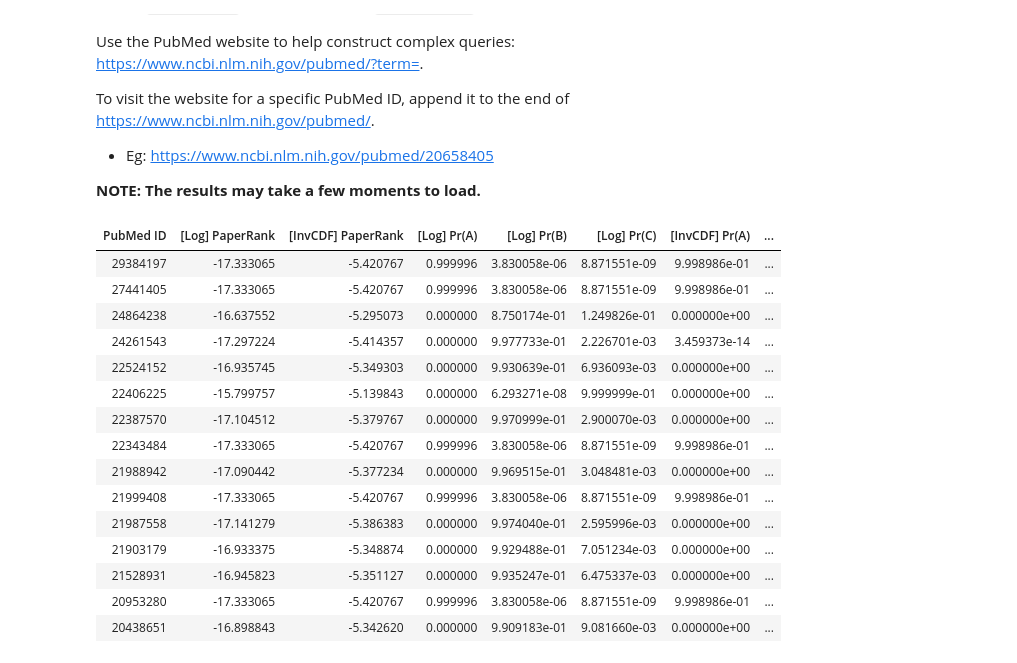
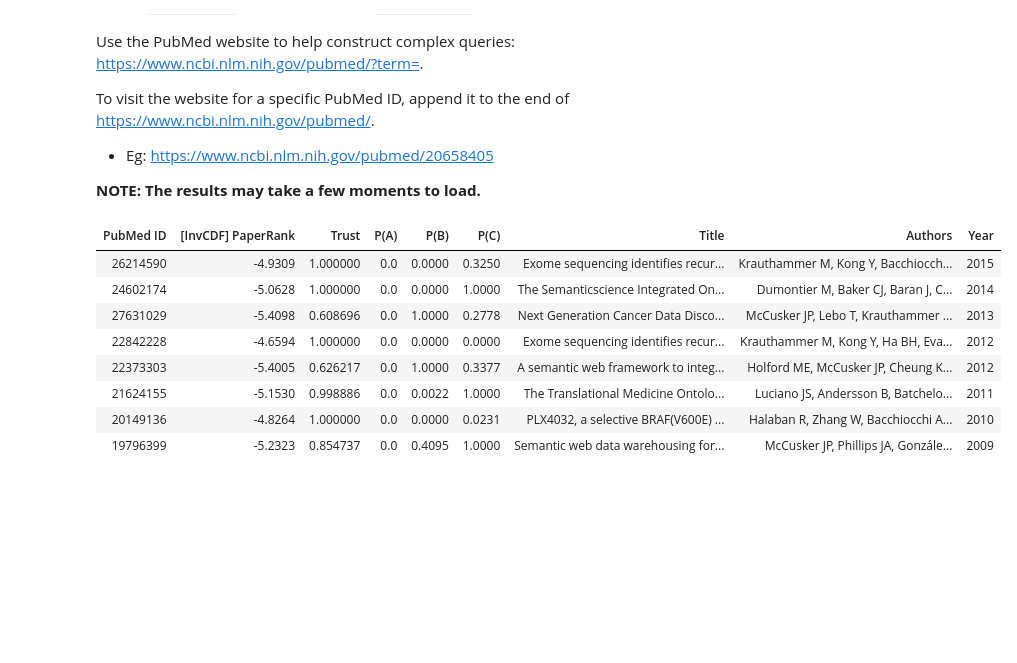
Before and after one commit to rukmal/PaperRank-Analysis, a Jupyter notebook: PubMed PaperRank Analysis.ipynb, the cells around one changed output. Drawn from its saved outputs; the diff is of its cells as text; code cells hidden in the pictures; blank space fills up the shorter version.

Commit message:
Added trust score computation

```diff
--- a/PubMed PaperRank Analysis.ipynb
+++ b/PubMed PaperRank Analysis.ipynb
@@ -1380,0 +1437,2 @@ drawMixtureModel(model=pr_invcdf_model, preds=pr_invcdf_preds, X=X, ax=ax,
+# %%
+baseline_trust = 0.5
@@ -1380,0 +1657,2 @@ drawMixtureModel(model=pr_invcdf_model, preds=pr_invcdf_preds, X=X, ax=ax,
+# %%
+pr_t = p_c
@@ -1380,0 +1667,2 @@ drawMixtureModel(model=pr_invcdf_model, preds=pr_invcdf_preds, X=X, ax=ax,
+# %%
+pr_nt = p_a + p_b - (p_a * p_b)
@@ -1380,0 +1673,6 @@ drawMixtureModel(model=pr_invcdf_model, preds=pr_invcdf_preds, X=X, ax=ax,
+# %%
+# Computing trust scores
+pr_trust = computeTrust(pr_t=pr_t, pr_nt=pr_nt, baseline_trust=baseline_trust)
+
+# Casting to np.float for graphing
+pr_trust_float = pr_trust.astype(np.float)
@@ -1396,64 +1766,65 @@ To visit the website for a specific PubMed ID, append it to the end of https://w
 # %%
 #@title PubMed PaperRank Model Search
 
-search_term = 'Bennett KP[Author] ' #@param {type:"string"}
+search_term = 'James P McCusker' #@param {type:"string"}
 
 # Getting search results
 result_id = pubMedSearch(search_term)
 
 # Defining result DataFrame
-result = pd.DataFrame(columns=['PubMed ID', '[Log] PaperRank', '[InvCDF] PaperRank',
-                               '[Log] Pr(A)', '[Log] Pr(B)', '[Log] Pr(C)',
-                               '[InvCDF] Pr(A)', '[InvCDF] Pr(B)', '[InvCDF] Pr(C)',
+result = pd.DataFrame(columns=['PubMed ID', '[InvCDF] PaperRank', 'Trust',
+                               'P(A)', 'P(B)', 'P(C)',
                                'Title', 'Authors', 'Year'])
 
 # Defining base link
 base_link = 'https://www.ncbi.nlm.nih.gov/pubmed/'
 
 for i in range(len(result_id)):
   # Isolating current ID
   current_id = result_id[i]
 
   try:
     # Getting MetaData
     metadata = getPublicationMetadata(str(current_id))
 
    # Getting prediction index
     idx = np.where(current_id == pr_id)[0][0]
   except:
     # Skip if not found
     continue
 
   # Adding to result
-  rowdata = [current_id, pr_log[idx], pr_invcdf[idx],
-             *pr_log_preds[idx], *pr_invcdf_preds[idx],
+  rowdata = [current_id, pr_invcdf[idx], pr_trust[idx],
+             p_a[idx], p_b[idx], p_c[idx],
              metadata[0], metadata[1], metadata[2]]
+
   result.loc[i] = rowdata
 
 # Changing Pandas display settings to show full table
 pd.set_option('max_colwidth', 1000)
 pd.set_option('expand_frame_repr', True)
 
+result[['[InvCDF] PaperRank','Trust', 'P(A)', 'P(B)', 'P(C)']] = \
+  result[['[InvCDF] PaperRank','Trust', 'P(A)', 'P(B)', 'P(C)']] \
+  .apply(pd.to_numeric)
+
+# Rounding
+decimals = pd.Series([4, 10, 4, 4, 4], index=['[InvCDF] PaperRank', 'Trust',
+                                              'P(A)', 'P(B)', 'P(C)'])
+
 # Displaying table
-display(HTML(result.to_html(index=False)))
+display(HTML(result.round(decimals).to_html(index=False)))
 
 # Reset Pandas settings
 pd.reset_option('max_colwidth')
 pd.reset_option('expand_frame_repr')
 # %% [output]
-| PubMed ID | [Log] PaperRank | [InvCDF] PaperRank | [Log] Pr(A) | [Log] Pr(B) | [Log] Pr(C) | [InvCDF] Pr(A) | ... |
-| 29384197 | -17.333065 | -5.420767 | 0.999996 | 3.830058e-06 | 8.871551e-09 | 9.998986e-01 | ... |
-| 27441405 | -17.333065 | -5.420767 | 0.999996 | 3.830058e-06 | 8.871551e-09 | 9.998986e-01 | ... |
-| 24864238 | -16.637552 | -5.295073 | 0.000000 | 8.750174e-01 | 1.249826e-01 | 0.000000e+00 | ... |
-| 24261543 | -17.297224 | -5.414357 | 0.000000 | 9.977733e-01 | 2.226701e-03 | 3.459373e-14 | ... |
-| 22524152 | -16.935745 | -5.349303 | 0.000000 | 9.930639e-01 | 6.936093e-03 | 0.000000e+00 | ... |
-| 22406225 | -15.799757 | -5.139843 | 0.000000 | 6.293271e-08 | 9.999999e-01 | 0.000000e+00 | ... |
-| 22387570 | -17.104512 | -5.379767 | 0.000000 | 9.970999e-01 | 2.900070e-03 | 0.000000e+00 | ... |
-| 22343484 | -17.333065 | -5.420767 | 0.999996 | 3.830058e-06 | 8.871551e-09 | 9.998986e-01 | ... |
-| 21988942 | -17.090442 | -5.377234 | 0.000000 | 9.969515e-01 | 3.048481e-03 | 0.000000e+00 | ... |
-| 21999408 | -17.333065 | -5.420767 | 0.999996 | 3.830058e-06 | 8.871551e-09 | 9.998986e-01 | ... |
-| 21987558 | -17.141279 | -5.386383 | 0.000000 | 9.974040e-01 | 2.595996e-03 | 0.000000e+00 | ... |
-| 21903179 | -16.933375 | -5.348874 | 0.000000 | 9.929488e-01 | 7.051234e-03 | 0.000000e+00 | ... |
-| 21528931 | -16.945823 | -5.351127 | 0.000000 | 9.935247e-01 | 6.475337e-03 | 0.000000e+00 | ... |
-| 20953280 | -17.333065 | -5.420767 | 0.999996 | 3.830058e-06 | 8.871551e-09 | 9.998986e-01 | ... |
-| 20438651 | -16.898843 | -5.342620 | 0.000000 | 9.909183e-01 | 9.081660e-03 | 0.000000e+00 | ... |
+| PubMed ID | [InvCDF] PaperRank | Trust | P(A) | P(B) | P(C) | Title | Authors | Year |
+| 26214590 | -4.9309 | 1.000000 | 0.0 | 0.0000 | 0.3250 | Exome sequencing identifies recur... | Krauthammer M, Kong Y, Bacchiocch... | 2015 |
+| 24602174 | -5.0628 | 1.000000 | 0.0 | 0.0000 | 1.0000 | The Semanticscience Integrated On... | Dumontier M, Baker CJ, Baran J, C... | 2014 |
+| 27631029 | -5.4098 | 0.608696 | 0.0 | 1.0000 | 0.2778 | Next Generation Cancer Data Disco... | McCusker JP, Lebo T, Krauthammer ... | 2013 |
+| 22842228 | -4.6594 | 1.000000 | 0.0 | 0.0000 | 0.0000 | Exome sequencing identifies recur... | Krauthammer M, Kong Y, Ha BH, Eva... | 2012 |
+| 22373303 | -5.4005 | 0.626217 | 0.0 | 1.0000 | 0.3377 | A semantic web framework to integ... | Holford ME, McCusker JP, Cheung K... | 2012 |
+| 21624155 | -5.1530 | 0.998886 | 0.0 | 0.0022 | 1.0000 | The Translational Medicine Ontolo... | Luciano JS, Andersson B, Batchelo... | 2011 |
+| 20149136 | -4.8264 | 1.000000 | 0.0 | 0.0000 | 0.0231 | PLX4032, a selective BRAF(V600E) ... | Halaban R, Zhang W, Bacchiocchi A... | 2010 |
+| 19796399 | -5.2323 | 0.854737 | 0.0 | 0.4095 | 1.0000 | Semantic web data warehousing for... | McCusker JP, Phillips JA, Gonzále... | 2009 |
```
Also changed, not shown: parts of 27 cells of this notebook.
